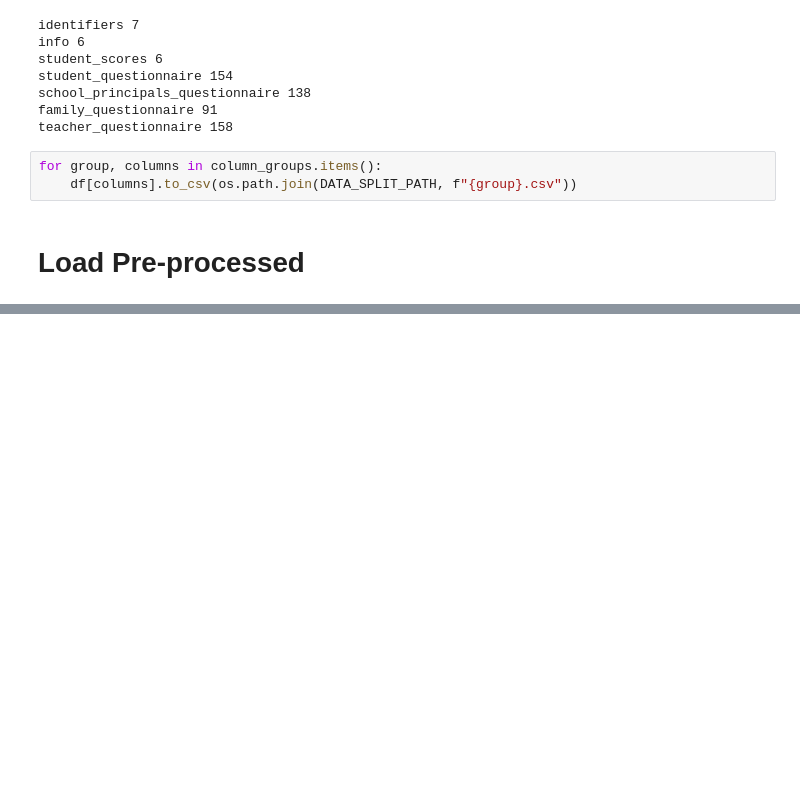
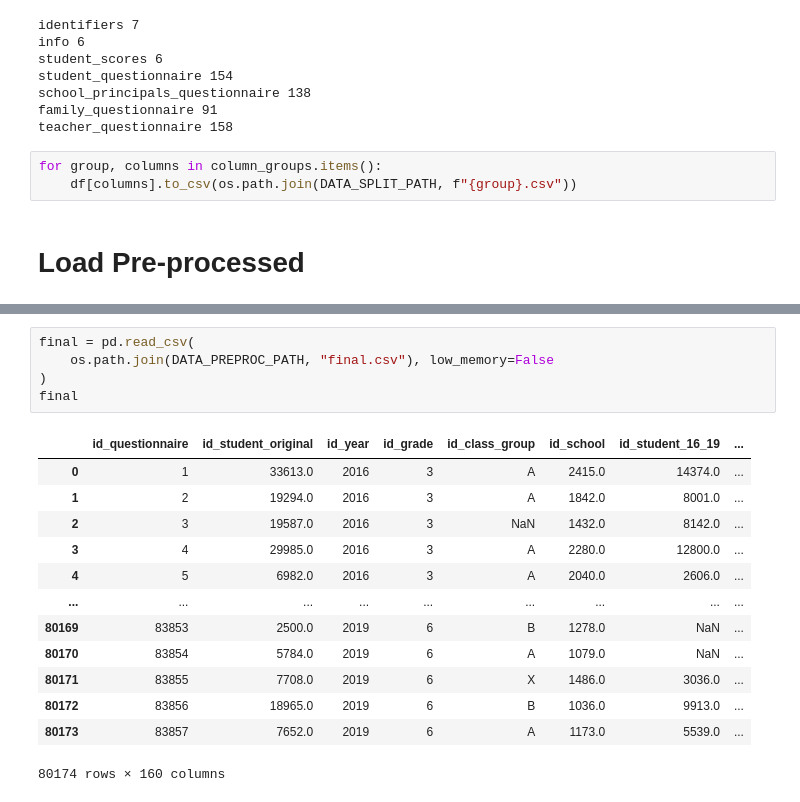
Before and after one commit to aequitas-aod/experiment-ull-dataset-preprocessing, a Jupyter notebook: src/pre_processing/notebooks/main.ipynb, the cells around one changed output, grey strips where cells are left out. Drawn from its saved outputs; the diff is of its cells as text; blank space fills up the shorter version.

```diff
--- a/src/pre_processing/notebooks/main.ipynb
+++ b/src/pre_processing/notebooks/main.ipynb
@@ -136,0 +182,19 @@ t_gender
+# %%
+final = pd.read_csv(
+    os.path.join(DATA_PREPROC_PATH, "final.csv"), low_memory=False
+)
+final
+# %% [output]
+|  | id_questionnaire | id_student_original | id_year | id_grade | id_class_group | id_school | id_student_16_19 | ... |
+| 0 | 1 | 33613.0 | 2016 | 3 | A | 2415.0 | 14374.0 | ... |
+| 1 | 2 | 19294.0 | 2016 | 3 | A | 1842.0 | 8001.0 | ... |
+| 2 | 3 | 19587.0 | 2016 | 3 | NaN | 1432.0 | 8142.0 | ... |
+| 3 | 4 | 29985.0 | 2016 | 3 | A | 2280.0 | 12800.0 | ... |
+| 4 | 5 | 6982.0 | 2016 | 3 | A | 2040.0 | 2606.0 | ... |
+| ... | ... | ... | ... | ... | ... | ... | ... | ... |
+| 80169 | 83853 | 2500.0 | 2019 | 6 | B | 1278.0 | NaN | ... |
+| 80170 | 83854 | 5784.0 | 2019 | 6 | A | 1079.0 | NaN | ... |
+| 80171 | 83855 | 7708.0 | 2019 | 6 | X | 1486.0 | 3036.0 | ... |
+| 80172 | 83856 | 18965.0 | 2019 | 6 | B | 1036.0 | 9913.0 | ... |
+| 80173 | 83857 | 7652.0 | 2019 | 6 | A | 1173.0 | 5539.0 | ... |
+80174 rows × 160 columns
```
Also changed, not shown: parts of 16 cells of this notebook, 25 other files.
